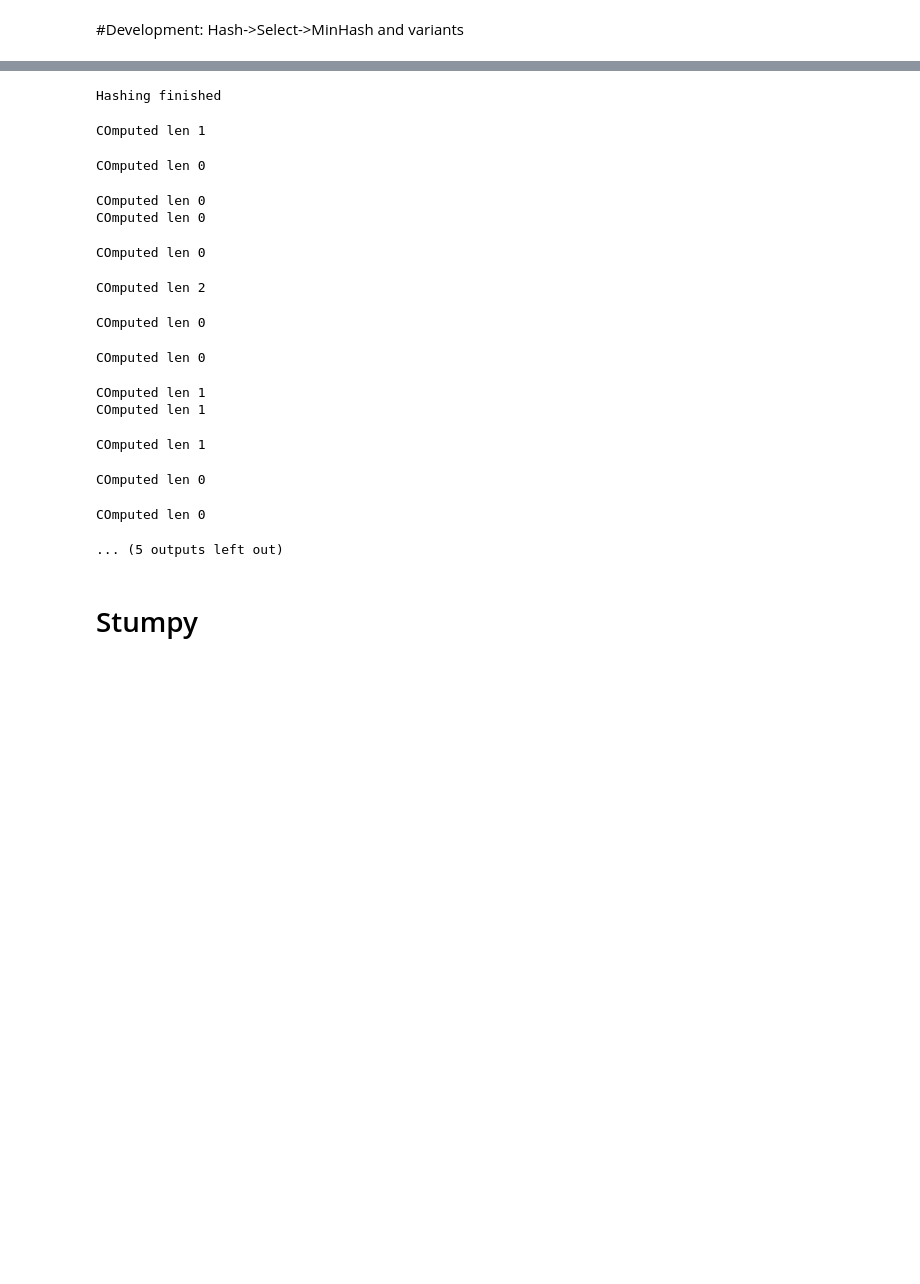
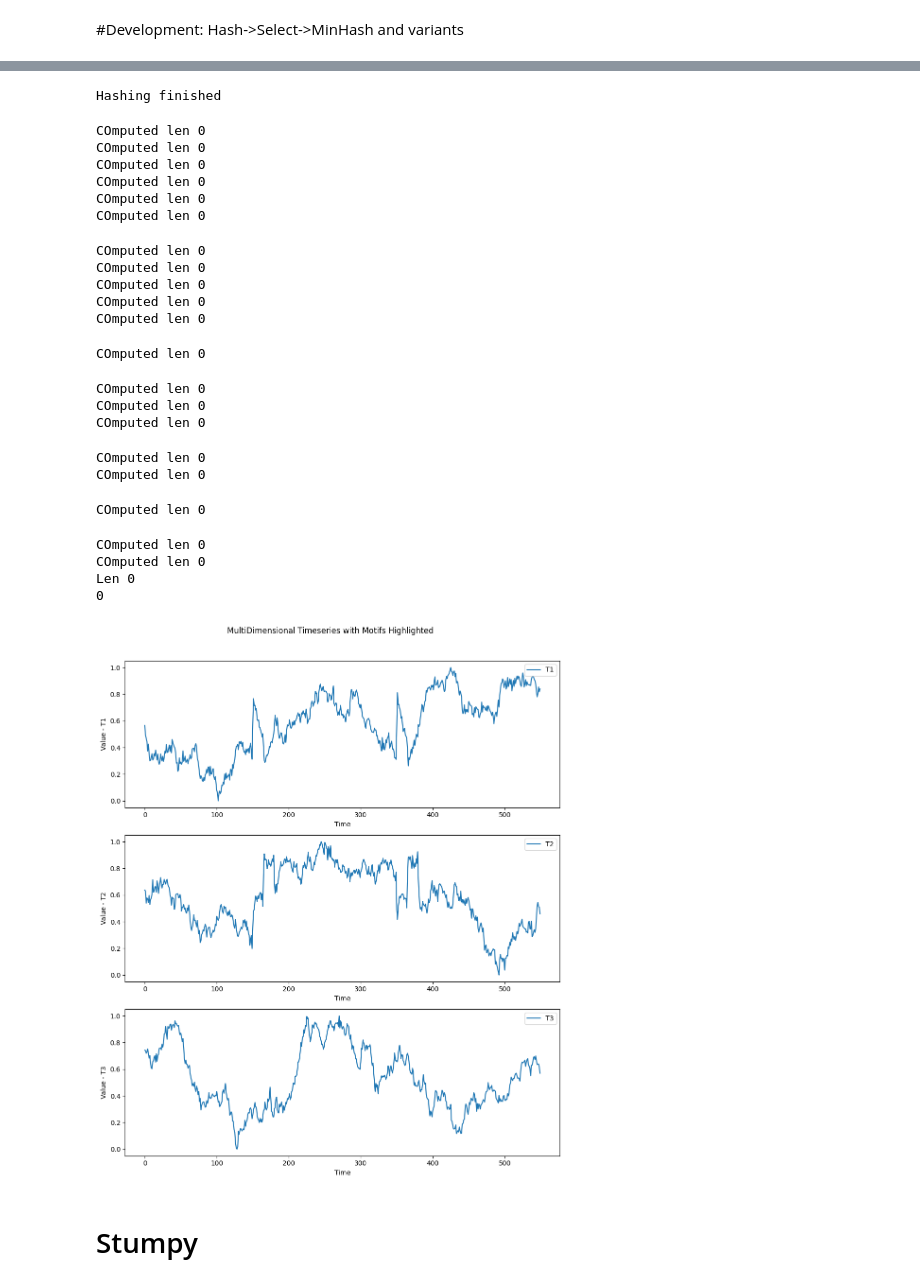
Before and after one commit to aidaLabDEI/LEIT-motifs, a Jupyter notebook: Motif_Discovery.ipynb, the cells around one changed output, grey strips where cells are left out. Cells and saved outputs as stored; diff of their text form; code cells hidden in the pictures; blank space fills up the shorter version.

```diff
--- a/Motif_Discovery.ipynb
+++ b/Motif_Discovery.ipynb
@@ -32,8 +32,10 @@ import matplotlib.pyplot as plt
 import queue
 from concurrent.futures import ThreadPoolExecutor, as_completed
 import threading
+import multiprocessing
 from itertools import combinations
 import numexpr as ne
+import cProfile
 
 class WindowedTS:
   def __init__(self, subsequences, window: int, rolling_avg, rolling_std):
@@ -96,15 +98,30 @@ def truncate(arr, cut):
   arr = arr[:len(arr)-1]
   return arr
 
-def process_subsequence(i, subsequence, mean_container, std_container, rp):
-    hashed_sub = []
-    mean_container[i] = np.mean(subsequence, axis=0)
-    std_held = np.std(subsequence, axis=0)
-    std_container[i] = np.where(std_held == 0, 0.00001, std_held)
-    subsequence_n = (subsequence - mean_container[i]) / std_container[i]
-    for rp_temp in rp:
-        hashed_sub.append(np.apply_along_axis(euclidean_hash, 0, subsequence_n, rp_temp))
-    return subsequence, hashed_sub
+def process_chunk(time_series, ranges, window, rp):
+    mean_container = {}
+    std_container = {}
+    subsequences = []
+    hash_mat = []
+
+    for idx in ranges:
+        hashed_sub = []
+        subsequence = time_series[idx:idx+window]
+        subsequences.append(subsequence.T)
+
+        mean_container[idx] = np.mean(subsequence, axis=0)
+
+        std_held = np.std(subsequence, axis=0)
+        std_container[idx] = np.where(std_held == 0, 0.00001, std_held)
+
+        subsequence_n = (subsequence - mean_container[idx]) / std_container[idx]
+        for rp_temp in rp:
+          hashed_sub.append(np.apply_along_axis(euclidean_hash, 0, subsequence_n, rp_temp))
+        hash_mat.append(hashed_sub)
+
+
+
+    return hash_mat, std_container, mean_container, subsequences
 # %%
 #@title 1 Parallel S-RP-MP
 def projection_cycle(i, all_indices_sets, subsequences, hashed_mat, top, dist_comp, window, lsh_threshold, lock):
@@ -711,43 +735,53 @@ lsh_threshold = 0.50
 projection_iter = 3
 k = 3
 proj= 2
-colors = ["red", "green", "blue", "pink", "cyan", "yellow", "orange", "gray", "purple"]
+colors = ["red", "green", "blue", "pink", "cyan", "yellow", "orange", "gray", "purple", "gray", "hotpink", "lime"]
+
 
 motifs, distance_comp = pmotif_find2(ts_test, window_size, projection_iter, k, proj, 10,lsh_threshold, 20, 16)
 print(distance_comp)
 motifs = motifs.queue
 fig, axs = plt.subplots(3, 1, figsize=(10, 12))
 for i, dimension in enumerate(df.columns):
     axs[i].plot(df[dimension], label=dimension)
     axs[i].set_xlabel("Time")
     axs[i].set_ylabel(f"Value - {dimension}")
     axs[i].legend()
 
     for idx, motif in enumerate(motifs):
         # Highlight the motifs in all dimensions
         for m in motif[1][1]:
           if i in motif[1][2][0]:
             axs[i].axvspan(m, m + window_size, color=colors[idx], alpha=0.3)
 
 plt.suptitle("MultiDimensional Timeseries with Motifs Highlighted")
 plt.tight_layout(rect=[0, 0, 1, 0.96])
 plt.show()
 # %% [output]
 Hashing finished
-COmputed len 1
+COmputed len 0
+COmputed len 0
+COmputed len 0
+COmputed len 0
+COmputed len 0
+COmputed len 0
 COmputed len 0
+COmputed len 0
+COmputed len 0
+COmputed len 0
+COmputed len 0
 COmputed len 0
-COmputed len 0
 COmputed len 0
+COmputed len 0
+COmputed len 0
-COmputed len 2
+COmputed len 0
+COmputed len 0
 COmputed len 0
 COmputed len 0
+COmputed len 0
+Len 0
+0
-COmputed len 1
-COmputed len 1
-COmputed len 1
-COmputed len 0
-COmputed len 0
-... (5 outputs left out)
+[figure, added]
 # %% [markdown]
 # Stumpy
 # %%
```
Also changed, not shown: parts of 3 cells of this notebook.
